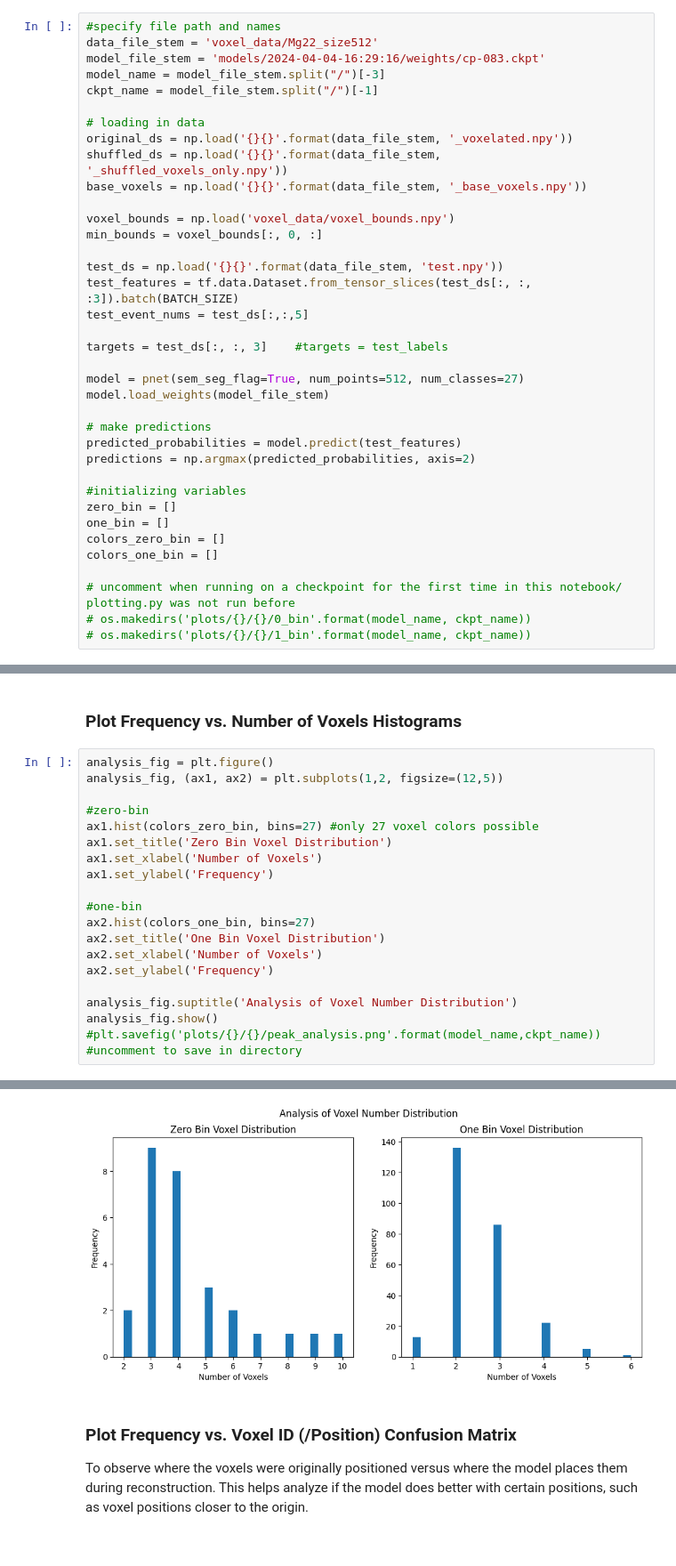
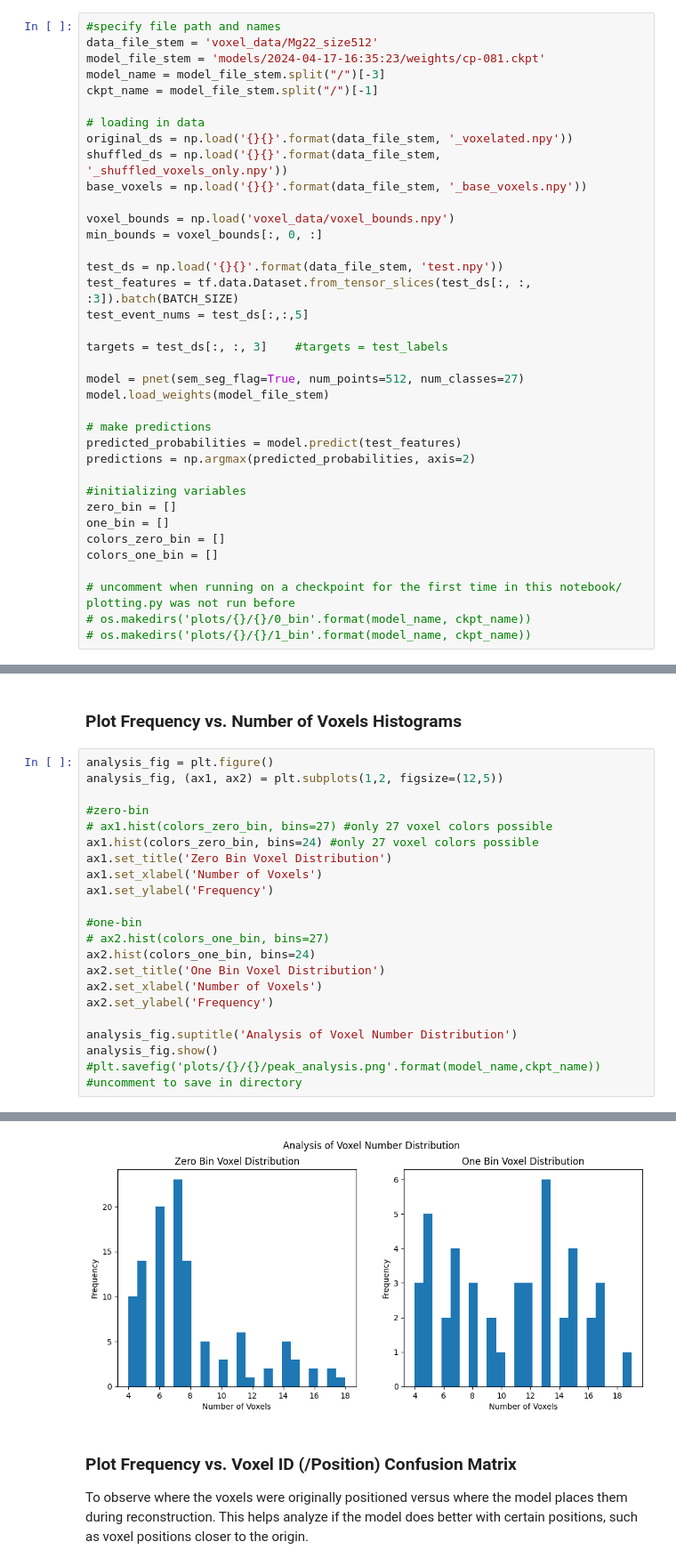
Before and after one commit to alpha-davidson/ATTPCLatent, a Jupyter notebook: model_analysis.ipynb, the cells around one changed output, grey strips where cells are left out. Shown at 89% size. Saved outputs shown, nothing was run; the diff lists cells and outputs as text.

Commit message:
modified:   Mg22_Voxel_pipeline.ipynb 	modified:   evaluating_jigsaw.sh 	modified:   model_analysis.ipynb 	modified:   unscrambling_jigsaw.sh

```diff
--- a/model_analysis.ipynb
+++ b/model_analysis.ipynb
@@ -161,7 +151,7 @@ def _plot_event(fig, panel, event_id, event, title, colors=None):
 # %%
 #specify file path and names
 data_file_stem = 'voxel_data/Mg22_size512'
-model_file_stem = 'models/2024-04-04-16:29:16/weights/cp-083.ckpt'
+model_file_stem = 'models/2024-04-17-16:35:23/weights/cp-081.ckpt'
 model_name = model_file_stem.split("/")[-3]
 ckpt_name = model_file_stem.split("/")[-1]
 
@@ -276,25 +284,27 @@ Creates 2 histograms of frequency vs. number of voxels for data in each peak. Re
 # %%
 analysis_fig = plt.figure()
 analysis_fig, (ax1, ax2) = plt.subplots(1,2, figsize=(12,5))
 
 #zero-bin
-ax1.hist(colors_zero_bin, bins=27) #only 27 voxel colors possible
+# ax1.hist(colors_zero_bin, bins=27) #only 27 voxel colors possible
+ax1.hist(colors_zero_bin, bins=24) #only 27 voxel colors possible
 ax1.set_title('Zero Bin Voxel Distribution')
 ax1.set_xlabel('Number of Voxels')
 ax1.set_ylabel('Frequency')
 
 #one-bin
-ax2.hist(colors_one_bin, bins=27)
+# ax2.hist(colors_one_bin, bins=27)
+ax2.hist(colors_one_bin, bins=24)
 ax2.set_title('One Bin Voxel Distribution')
 ax2.set_xlabel('Number of Voxels')
 ax2.set_ylabel('Frequency')
 
 analysis_fig.suptitle('Analysis of Voxel Number Distribution')
 analysis_fig.show()
 #plt.savefig('plots/{}/{}/peak_analysis.png'.format(model_name,ckpt_name)) #uncomment to save in directory
 # %% [output]
 <Figure size 640x480 with 0 Axes>
-[figure, old version]
+[figure, new version]
 # %% [markdown]
 ### Plot Frequency vs. Voxel ID (/Position) Confusion Matrix
 
```
Also changed, not shown: parts of 8 cells of this notebook, 3 other files.
